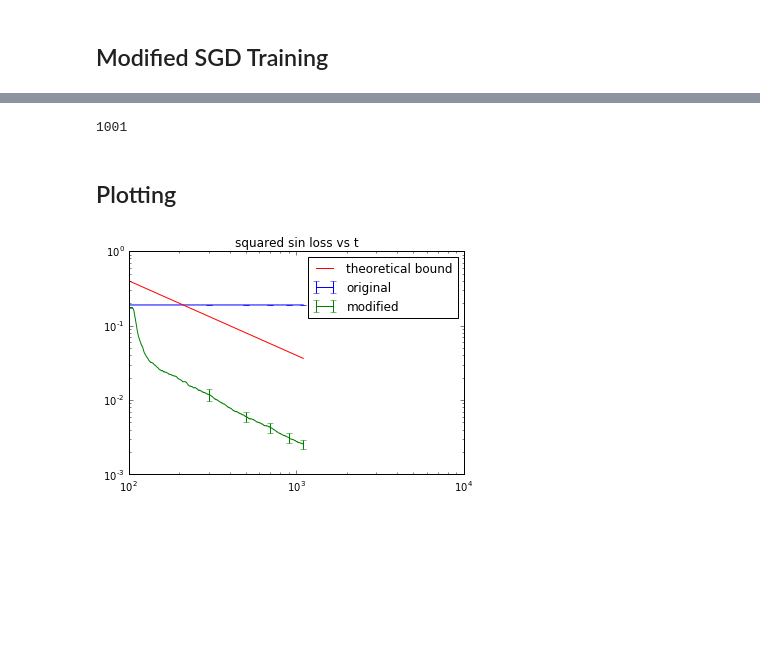
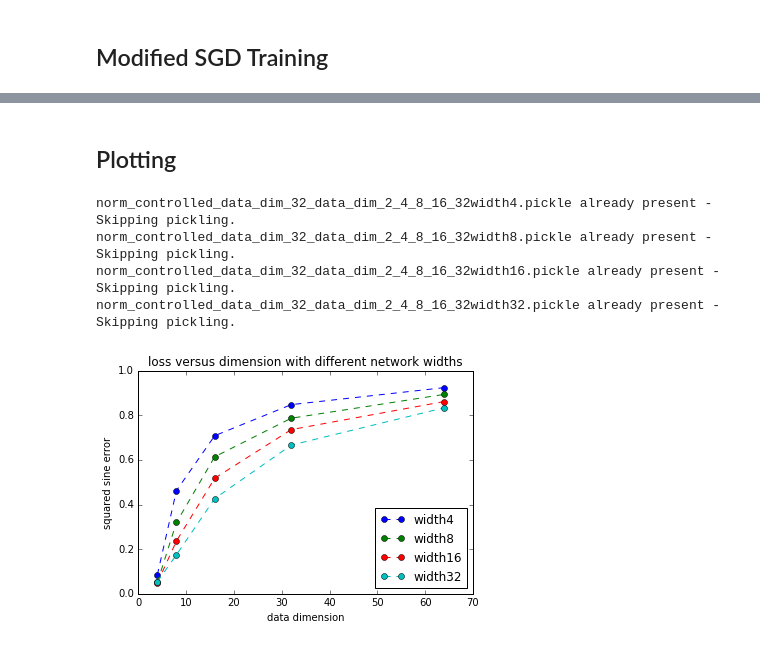
Before and after one commit to chengtang48/SGD_autoencoders, a Jupyter notebook: experiments-autoencoders.ipynb, the cells around one changed output, grey strips where cells are left out. Drawn from its saved outputs; the diff is of its cells as text; code cells hidden in the pictures; blank space fills up the shorter version.

```diff
--- a/experiments-autoencoders.ipynb
+++ b/experiments-autoencoders.ipynb
@@ -201,7 +180,8 @@ b_appx_batch_size = 100
 ### parameters to learn
 #init_weights = tf.random_normal([width, dim], dtype=tf.float64)
 weights = tf.Variable(init_weights_, dtype=tf.float64)
-bias = tf.Variable(init_bias_, trainable=False, dtype=tf.float64)
+#bias = tf.Variable(init_bias_, trainable=False, dtype=tf.float64)
+bias = tf.Variable(np.zeros(width), trainable=False, dtype=tf.float64)
 
 ### define model and loss
 def encoder(weights, bias, x):
@@ -346,8 +321,6 @@ std1 = np.std(np.array(avg_scores_list), axis=0)
 avg2 = np.mean(np.array(avg_scores_mod_list), axis=0)
 std2 = np.std(np.array(avg_scores_mod_list), axis=0)
 len(std2)
-# %% [output]
-1001
 # %% [markdown]
 ## Plotting
 # %%
@@ -365,8 +338,6 @@ ax.plot(time_pts, appx_func, label='theoretical bound')
 # fig.savefig('original.eps')
 ax.set_title('squared sin loss vs t')
 ax.legend(loc=1)
-fig.savefig('original6' + 'to_' + str(t_o) + '_cprme_' + str(c_prime) + '.eps')
-ax.loglog()
-fig.savefig('log6' + 'to_' + str(t_o) + '_cprme_' + str(c_prime) + '.eps')
+#fig.savefig('original6' + 'to_' + str(t_o) + '_cprme_' + str(c_prime) + '.eps')
+#ax.loglog()
+#fig.savefig('log6' + 'to_' + str(t_o) + '_cprme_' + str(c_prime) + '.eps')
-# %% [output]
-[figure, removed]
@@ -372,0 +408,18 @@ fig.savefig('log6' + 'to_' + str(t_o) + '_cprme_' + str(c_prime) + '.eps')
+# %%
+fnames = list()
+fname = 'norm_controlled_data_dim_32_data_dim_2_4_8_16_32width'
+for i in range(4):
+    fnames.append(fname + str(2**(i+2)))
+#fname2 = 'norm_controlled_data_dim_32_data_dim_2_4_8_16_32width8'
+#pname = 'batch_size'
+#pvalues = '1,200-0-100'
+varname = 'data_dim'
+value_list = map(str, [4,8,16,32,64])
+algo = 'norm_controlled'
+get_data_and_plot(fnames, 0, 0, varname, value_list, algo)
+# %% [output]
+norm_controlled_data_dim_32_data_dim_2_4_8_16_32width4.pickle already present - Skipping pickling.
+norm_controlled_data_dim_32_data_dim_2_4_8_16_32width8.pickle already present - Skipping pickling.
+norm_controlled_data_dim_32_data_dim_2_4_8_16_32width16.pickle already present - Skipping pickling.
+norm_controlled_data_dim_32_data_dim_2_4_8_16_32width32.pickle already present - Skipping pickling.
+[figure, added]
```
Also changed, not shown: parts of 9 cells of this notebook, 2 other files.
